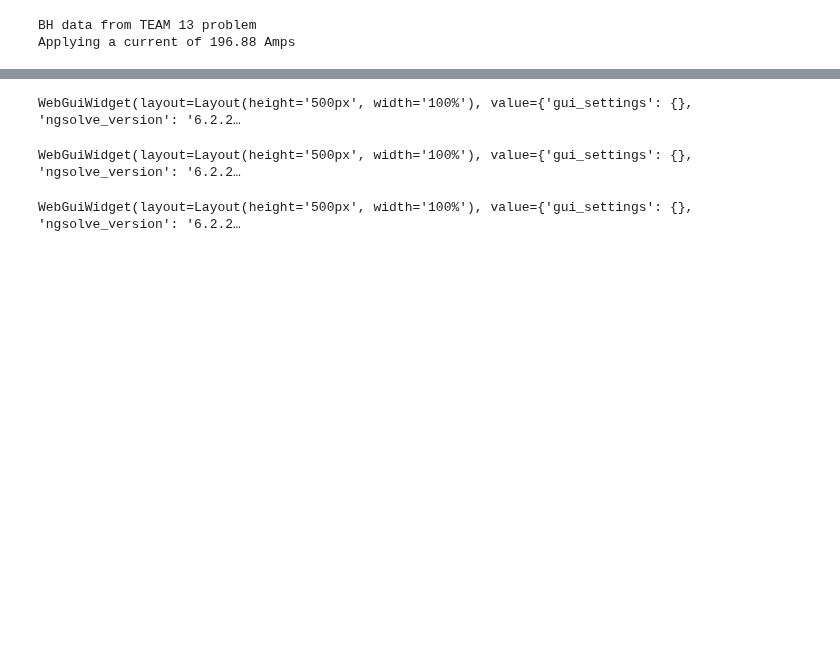
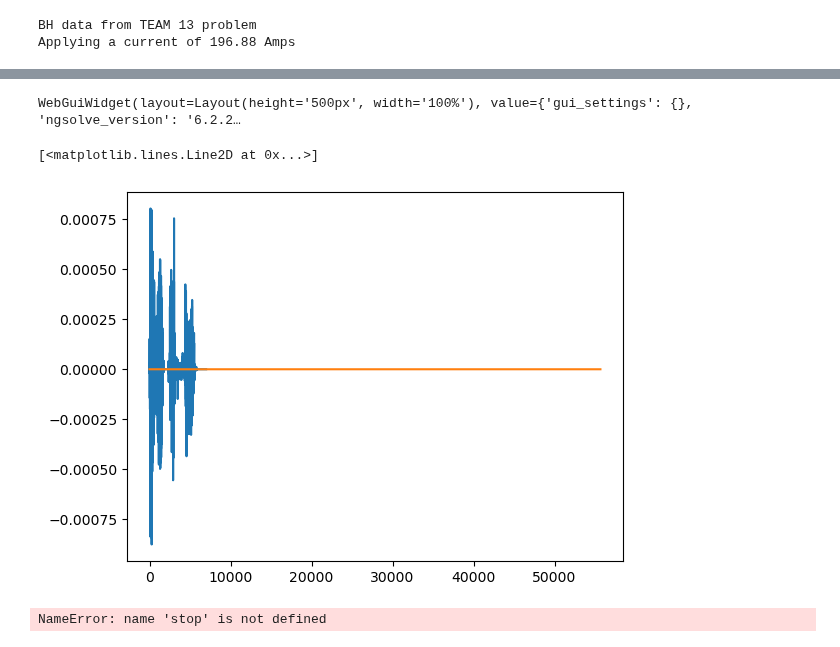
Before and after one commit to radu-bogdan/fem, a Jupyter notebook: PROJECTS/TEAM/ngsimpl/nonlinear/newtonPaper3D_conv.ipynb, the cells around one changed output, grey strips where cells are left out. Drawn from its saved outputs; the diff is of its cells as text; code cells hidden in the pictures; blank space fills up the shorter version.

```diff
--- a/PROJECTS/TEAM/ngsimpl/nonlinear/newtonPaper3D_conv.ipynb
+++ b/PROJECTS/TEAM/ngsimpl/nonlinear/newtonPaper3D_conv.ipynb
@@ -112,0 +150,41 @@ WebGuiWidget(layout=Layout(height='500px', width='100%'), value={'gui_settings':
+# %%
+V3L2 = ngs.HDiv(mesh, order = deg-1)
+
+u, v = V3L2.TnT()
+a = ngs.BilinearForm(V3L2)
+a += u*v*ngs.dx()
+a.Assemble()
+
+# f = ngs.LinearForm(V3L2)
+# f += B0*v*ngs.dx()
+# f.Assemble()
+
+f = ngs.LinearForm(V3L2)
+f += ngs.SymbolicLFI(B0*v)
+f.Assemble()
+
+
+
+B01 = ngs.GridFunction(V3L2)
+with ngs.TaskManager(): B01.vec.data = a.mat.Inverse(freedofs = V3L2.FreeDofs(), inverse="pardiso")*f.vec
+
+clipping = { "function" : True, "z" : -0.4}
+with ngs.TaskManager(): Draw(B01, mesh, clipping = clipping)
+
+
+plt.plot(B0.vec.data.FV().NumPy())
+plt.plot(B01.vec.data.FV().NumPy())
+# %% [output]
+WebGuiWidget(layout=Layout(height='500px', width='100%'), value={'gui_settings': {}, 'ngsolve_version': '6.2.2…
+[<matplotlib.lines.Line2D at 0x...>]
+[figure, added]
+# %%
+stop
+
+B01 = ngs.GridFunction(V3L2)
+B01.Set(B0)
+
+clipping = { "function" : True, "z" : -0.4}
+with ngs.TaskManager(): Draw(B01, mesh, clipping = clipping)
+# %% [output]
+NameError: name 'stop' is not defined
@@ -113,14 +230,11 @@ WebGuiWidget(layout=Layout(height='500px', width='100%'), value={'gui_settings':
 # %%
-clipping = { "function" : True, "z" : -0.4}
+clipping = {"z" : -1, "dist": 0}
 
-B0.Update()
+# B0.Update()
+# B1.Update()
 with ngs.TaskManager(): Draw(B0, mesh, clipping = clipping)
 with ngs.TaskManager(): Draw(B1, mesh, clipping = clipping)
 with ngs.TaskManager(): Draw(B2, mesh, clipping = clipping)
-# %% [output]
-WebGuiWidget(layout=Layout(height='500px', width='100%'), value={'gui_settings': {}, 'ngsolve_version': '6.2.2…
-WebGuiWidget(layout=Layout(height='500px', width='100%'), value={'gui_settings': {}, 'ngsolve_version': '6.2.2…
-WebGuiWidget(layout=Layout(height='500px', width='100%'), value={'gui_settings': {}, 'ngsolve_version': '6.2.2…
 # %%
 import numpy as np
 
```
Also changed, not shown: parts of 11 cells of this notebook, 2 other files.
